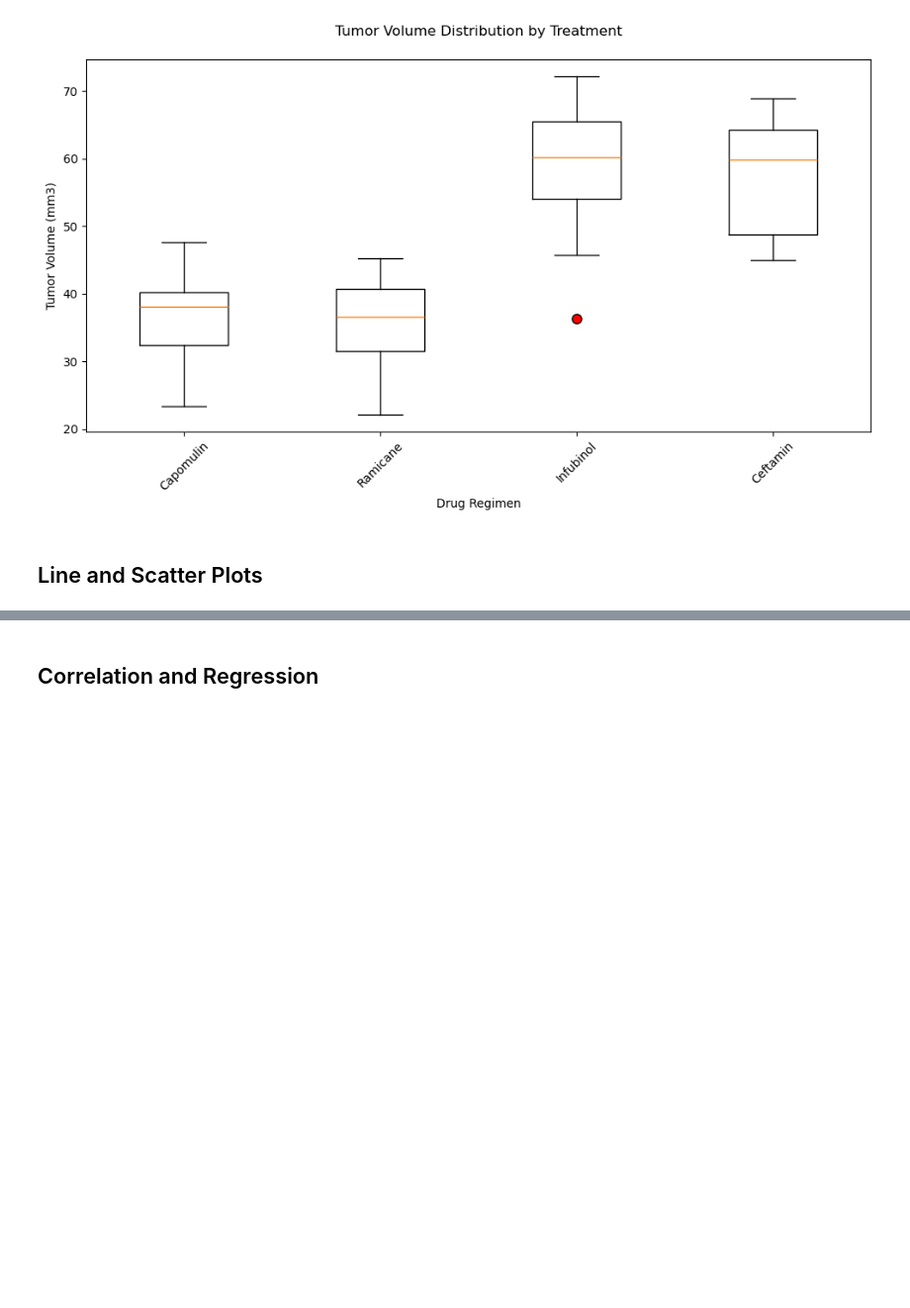
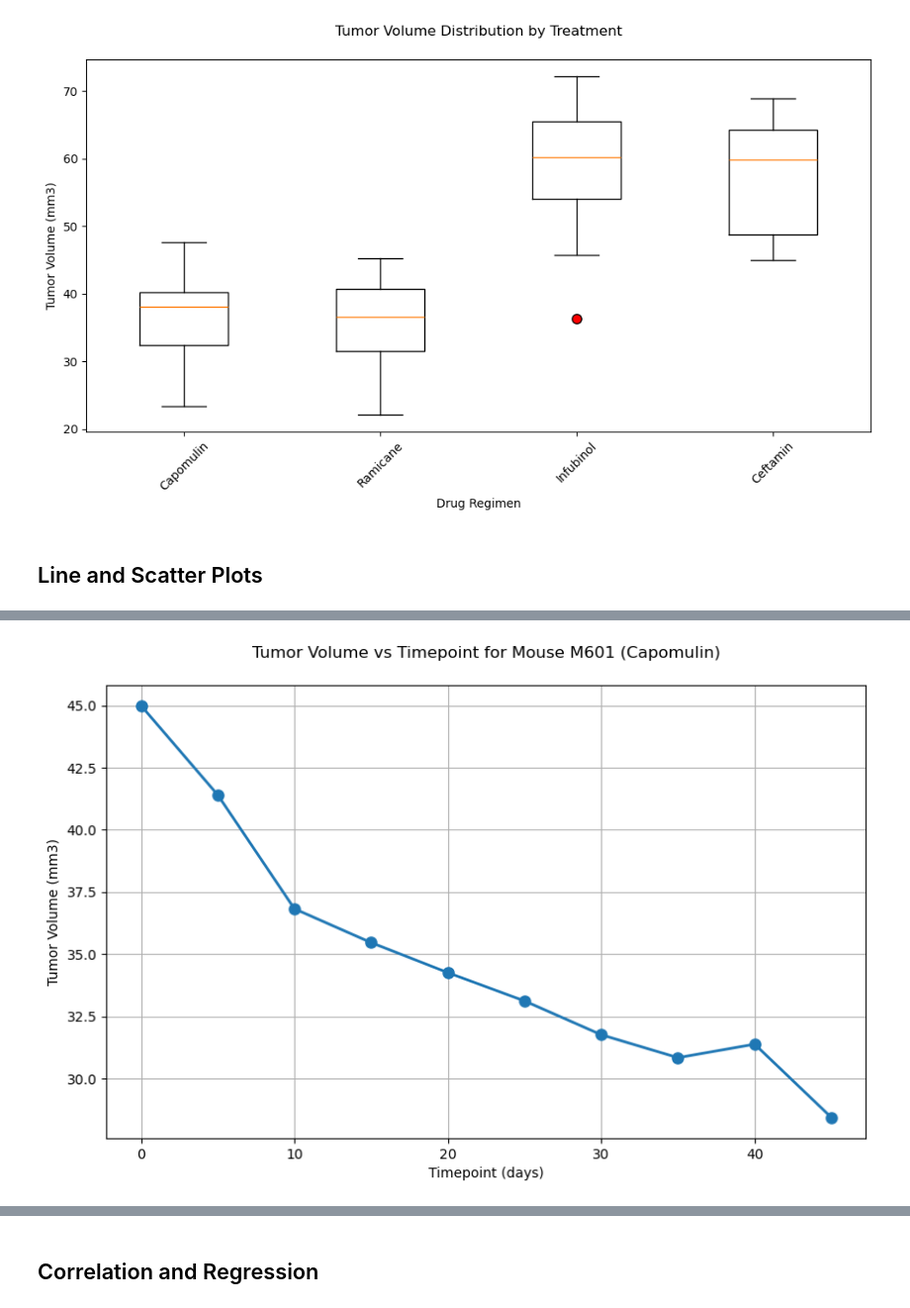
Before and after one commit to KP-Priest/Mod_5, a Jupyter notebook: pymaceuticals_starter.ipynb, the cells around one changed output, grey strips where cells are left out. Shown at 99% size. Saved outputs shown, nothing was run; the diff lists cells and outputs as text; code cells hidden in the pictures; blank space fills up the shorter version.

Commit message:
Adding line and scatter plots

```diff
--- a/pymaceuticals_starter.ipynb
+++ b/pymaceuticals_starter.ipynb
@@ -324,0 +317,20 @@ plt.show()
+# %%
+# Generate a line plot of tumor volume vs. time point for a single mouse treated with Capomulin
+#Get single mouse datadata
+capomulin_data = combined_data[combined_data['Drug Regimen'] == 'Capomulin']
+single_mouse = capomulin_data[capomulin_data['Mouse ID'] == 'm601']
+
+#Create line plot
+plt.figure(figsize=(10,6))
+plt.plot(single_mouse['Timepoint'], single_mouse['Tumor Volume (mm3)'],
+         marker='o', linewidth=2, markersize=8)
+
+#customize
+plt.title('Tumor Volume vs Timepoint for Mouse M601 (Capomulin)', pad=20)
+plt.xlabel('Timepoint (days)')
+plt.ylabel('Tumor Volume (mm3)')
+plt.grid(True)
+
+plt.show()
+# %% [output]
+[figure, added]
```
Also changed, not shown: parts of 3 cells of this notebook.
